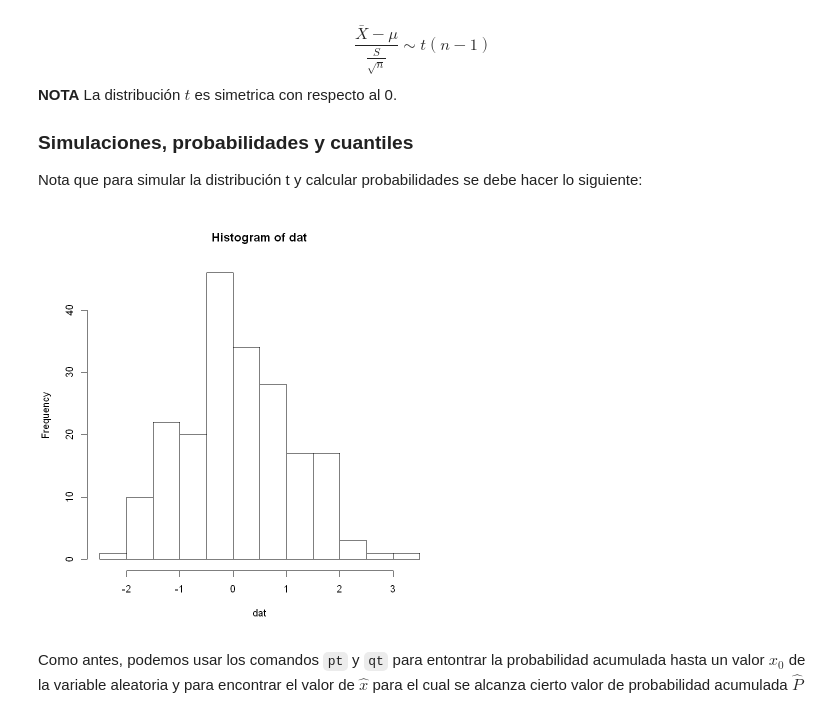
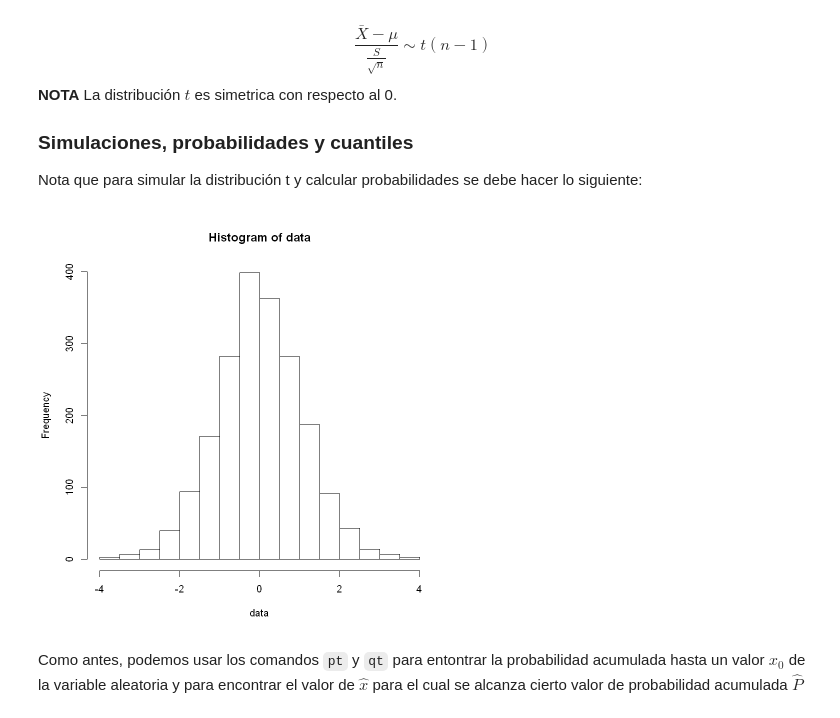
Before and after one commit to GustavoAnkelen/LEC-EyP, a Jupyter notebook: Clase6/Clase_06.ipynb, the cells around one changed output. Cells and saved outputs as stored; diff of their text form; code cells hidden in the pictures.

```diff
--- a/Clase6/Clase_06.ipynb
+++ b/Clase6/Clase_06.ipynb
@@ -92,9 +92,9 @@ grados_de_libertad2 = 15
 set.seed(96)
 data=rt(2000,grados_de_libertad2)
 # %%
-hist(dat)
+hist(data)
 # %% [output]
-[figure, old version]
+[figure, new version]
 # %% [markdown]
 Como antes, podemos usar los comandos `pt` y  `qt` para entontrar la probabilidad acumulada hasta un valor $x_0$ de la variable aleatoria y para encontrar el valor de $\hat{x}$ para el cual se alcanza cierto valor de probabilidad acumulada $\hat{P}$
 # %%
```
Also changed, not shown: parts of 15 cells of this notebook, 1 other file.
